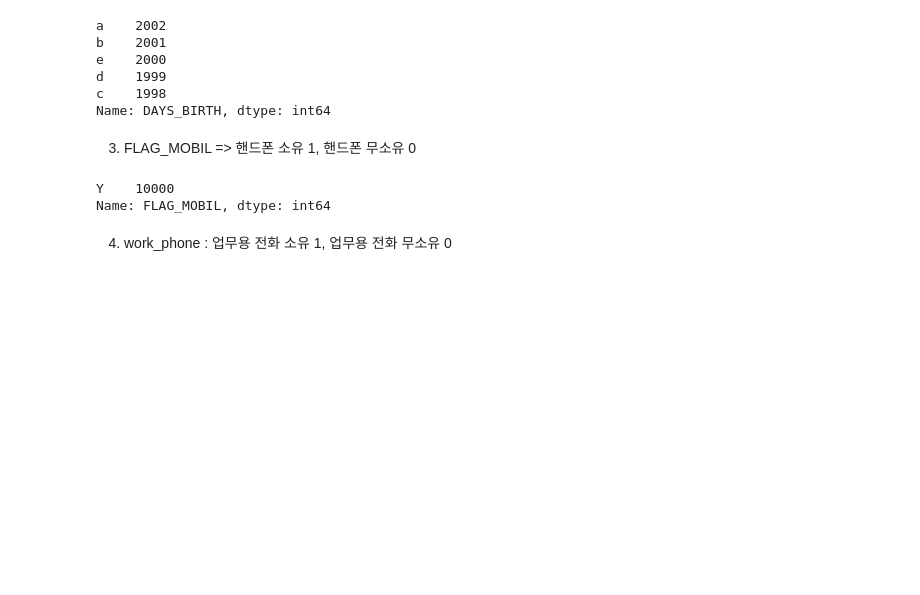
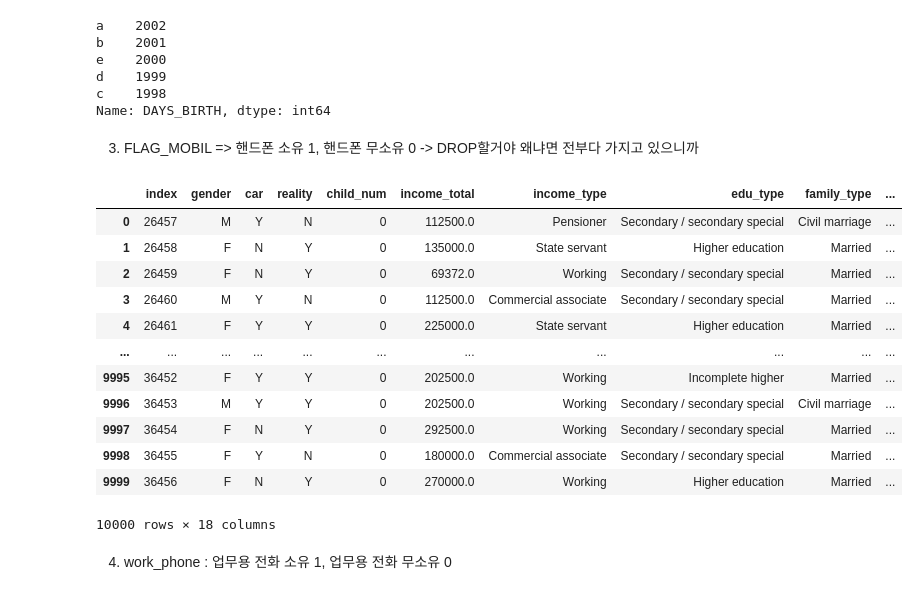
Before and after one commit to JxxHxxx/Ubion-CreditCardUserPrediction, a Jupyter notebook: Code/HJ_EDA&Preprocessing.ipynb, the cells around one changed output. Saved outputs shown, nothing was run; the diff lists cells and outputs as text; code cells hidden in the pictures; blank space fills up the shorter version.

```diff
--- a/Code/HJ_EDA&Preprocessing.ipynb
+++ b/Code/HJ_EDA&Preprocessing.ipynb
@@ -355,4 +341,4 @@ d    1999
 c    1998
 Name: DAYS_BIRTH, dtype: int64
 # %% [markdown]
-3. FLAG_MOBIL => 핸드폰 소유 1, 핸드폰 무소유 0
+3. FLAG_MOBIL => 핸드폰 소유 1, 핸드폰 무소유 0 -> DROP할거야 왜냐면 전부다 가지고 있으니까
@@ -362,10 +345,20 @@ test['FLAG_MOBIL'] = test['FLAG_MOBIL'].replace([1,0],['Y','N'])
 # %%
-train['FLAG_MOBIL']
-test['FLAG_MOBIL']
-test['FLAG_MOBIL'].value_counts()
+train.drop(['FLAG_MOBIL'], axis =1)
+test.drop(['FLAG_MOBIL'], axis =1)
 # %% [output]
+|  | index | gender | car | reality | child_num | income_total | income_type | edu_type | family_type | ... |
+| 0 | 26457 | M | Y | N | 0 | 112500.0 | Pensioner | Secondary / secondary special | Civil marriage | ... |
+| 1 | 26458 | F | N | Y | 0 | 135000.0 | State servant | Higher education | Married | ... |
+| 2 | 26459 | F | N | Y | 0 | 69372.0 | Working | Secondary / secondary special | Married | ... |
+| 3 | 26460 | M | Y | N | 0 | 112500.0 | Commercial associate | Secondary / secondary special | Married | ... |
+| 4 | 26461 | F | Y | Y | 0 | 225000.0 | State servant | Higher education | Married | ... |
+| ... | ... | ... | ... | ... | ... | ... | ... | ... | ... | ... |
+| 9995 | 36452 | F | Y | Y | 0 | 202500.0 | Working | Incomplete higher | Married | ... |
+| 9996 | 36453 | M | Y | Y | 0 | 202500.0 | Working | Secondary / secondary special | Civil marriage | ... |
+| 9997 | 36454 | F | N | Y | 0 | 292500.0 | Working | Secondary / secondary special | Married | ... |
+| 9998 | 36455 | F | Y | N | 0 | 180000.0 | Commercial associate | Secondary / secondary special | Married | ... |
+| 9999 | 36456 | F | N | Y | 0 | 270000.0 | Working | Higher education | Married | ... |
-Y    10000
-Name: FLAG_MOBIL, dtype: int64
+10000 rows × 18 columns
 # %% [markdown]
 4. work_phone : 업무용 전화 소유 1, 업무용 전화 무소유 0
 # %%
```
Also changed, not shown: parts of 25 cells of this notebook.
